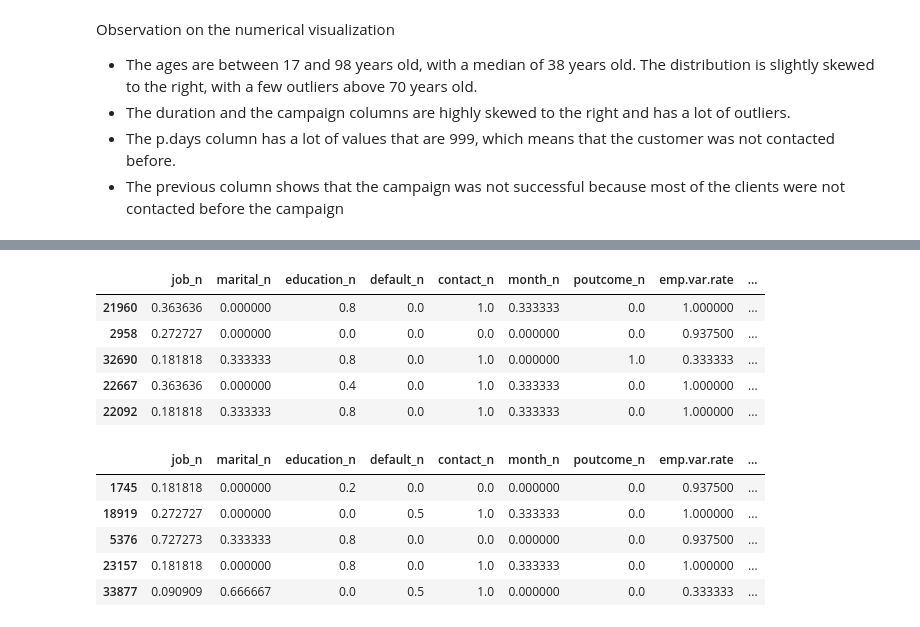
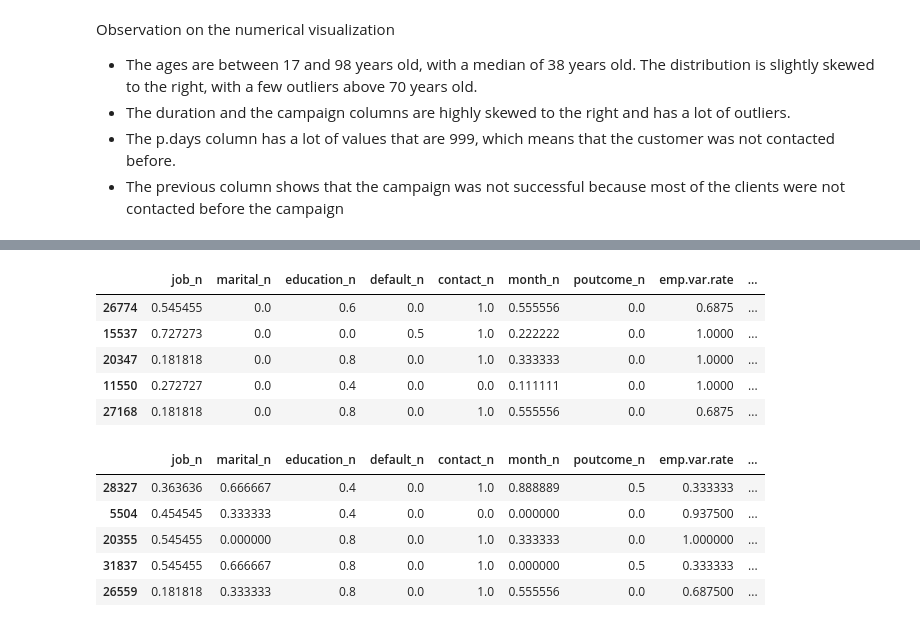
Before and after one commit to fevc08/logistic_regresion_ML, a Jupyter notebook: src/explore.ipynb, the cells around one changed output, grey strips where cells are left out. Cells and saved outputs as stored; diff of their text form; code cells hidden in the pictures.

```diff
--- a/src/explore.ipynb
+++ b/src/explore.ipynb
@@ -342,40 +328,40 @@ See the caveats in the documentation: https://pandas.pydata.org/pandas-docs/stab
 # %%
 # Feature selection
 
 # Separate the features and the target variable
 X = bank_marketing_campaign_scaled_df.drop(['y_n'], axis = 1)
 y = bank_marketing_campaign_scaled_df['y_n']
 
 # Split the dataset into train and test
-X_train, X_test, y_train, y_test = train_test_split(X, y, test_size = 0.3)
+X_train, X_test, y_train, y_test = train_test_split(X, y, test_size = 0.1, random_state=42)
 
 # Select the best features with SelectKBest
 best_features = SelectKBest(score_func = chi2, k = 10)
 fit = best_features.fit(X, y)
 ix = fit.get_support()
 
 # Create a dataframe with the best features
 X_test = pd.DataFrame(best_features.transform(X_test), index = X_test.index, columns = X_test.columns[ix])
 X_train = pd.DataFrame(best_features.transform(X_train), index = X_train.index, columns = X_train.columns[ix])
 
 # Display the dataframe
 X_train.head()
 # %% [output]
 |  | job_n | marital_n | education_n | default_n | contact_n | month_n | poutcome_n | emp.var.rate | ... |
-| 21960 | 0.363636 | 0.000000 | 0.8 | 0.0 | 1.0 | 0.333333 | 0.0 | 1.000000 | ... |
-| 2958 | 0.272727 | 0.000000 | 0.0 | 0.0 | 0.0 | 0.000000 | 0.0 | 0.937500 | ... |
-| 32690 | 0.181818 | 0.333333 | 0.8 | 0.0 | 1.0 | 0.000000 | 1.0 | 0.333333 | ... |
-| 22667 | 0.363636 | 0.000000 | 0.4 | 0.0 | 1.0 | 0.333333 | 0.0 | 1.000000 | ... |
-| 22092 | 0.181818 | 0.333333 | 0.8 | 0.0 | 1.0 | 0.333333 | 0.0 | 1.000000 | ... |
+| 26774 | 0.545455 | 0.0 | 0.6 | 0.0 | 1.0 | 0.555556 | 0.0 | 0.6875 | ... |
+| 15537 | 0.727273 | 0.0 | 0.0 | 0.5 | 1.0 | 0.222222 | 0.0 | 1.0000 | ... |
+| 20347 | 0.181818 | 0.0 | 0.8 | 0.0 | 1.0 | 0.333333 | 0.0 | 1.0000 | ... |
+| 11550 | 0.272727 | 0.0 | 0.4 | 0.0 | 0.0 | 0.111111 | 0.0 | 1.0000 | ... |
+| 27168 | 0.181818 | 0.0 | 0.8 | 0.0 | 1.0 | 0.555556 | 0.0 | 0.6875 | ... |
 # %%
 X_test.head()
 # %% [output]
 |  | job_n | marital_n | education_n | default_n | contact_n | month_n | poutcome_n | emp.var.rate | ... |
-| 1745 | 0.181818 | 0.000000 | 0.2 | 0.0 | 0.0 | 0.000000 | 0.0 | 0.937500 | ... |
-| 18919 | 0.272727 | 0.000000 | 0.0 | 0.5 | 1.0 | 0.333333 | 0.0 | 1.000000 | ... |
-| 5376 | 0.727273 | 0.333333 | 0.8 | 0.0 | 0.0 | 0.000000 | 0.0 | 0.937500 | ... |
-| 23157 | 0.181818 | 0.000000 | 0.8 | 0.0 | 1.0 | 0.333333 | 0.0 | 1.000000 | ... |
-| 33877 | 0.090909 | 0.666667 | 0.0 | 0.5 | 1.0 | 0.000000 | 0.0 | 0.333333 | ... |
+| 28327 | 0.363636 | 0.666667 | 0.4 | 0.0 | 1.0 | 0.888889 | 0.5 | 0.333333 | ... |
+| 5504 | 0.454545 | 0.333333 | 0.4 | 0.0 | 0.0 | 0.000000 | 0.0 | 0.937500 | ... |
+| 20355 | 0.545455 | 0.000000 | 0.8 | 0.0 | 1.0 | 0.333333 | 0.0 | 1.000000 | ... |
+| 31837 | 0.545455 | 0.666667 | 0.8 | 0.0 | 1.0 | 0.000000 | 0.5 | 0.333333 | ... |
+| 26559 | 0.181818 | 0.333333 | 0.8 | 0.0 | 1.0 | 0.555556 | 0.0 | 0.687500 | ... |
 # %%
 # We are going to add the target variable to the train and test dataframes
 X_train['y_n'] = list(y_train)
```
Also changed, not shown: parts of 21 cells of this notebook, 3 other files.
